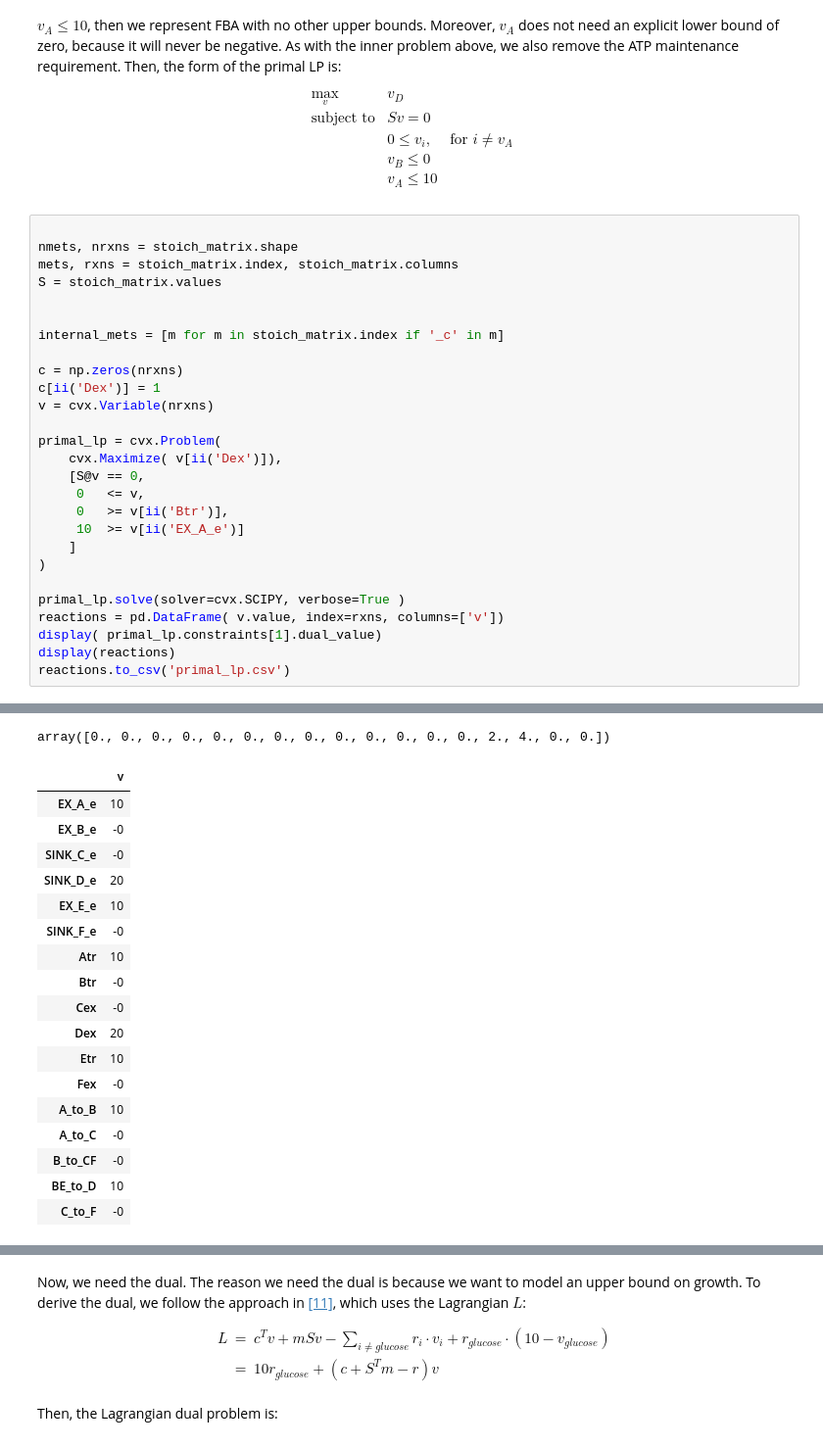
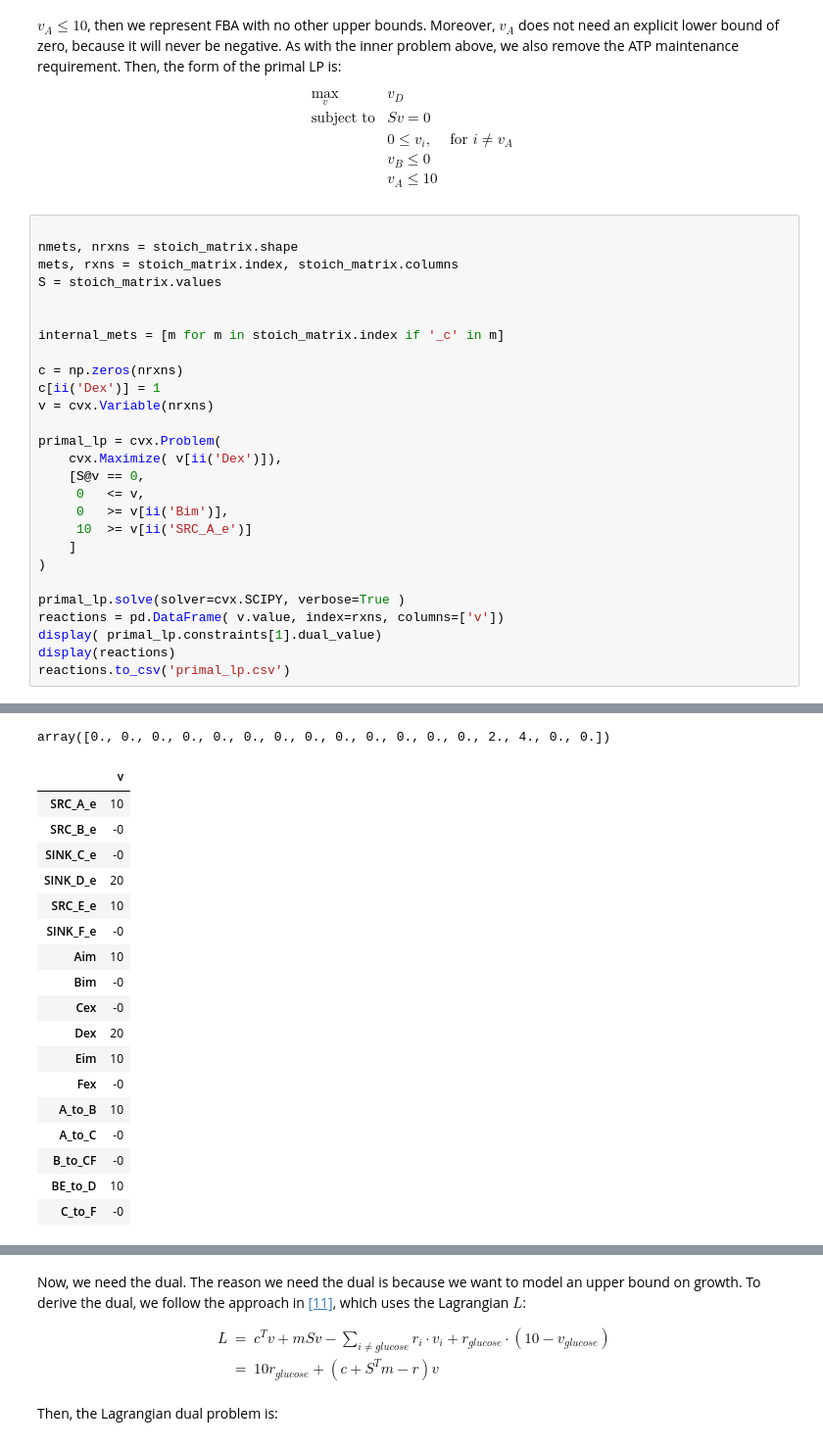
Before and after one commit to pnnl-predictive-phenomics/crop, a Jupyter notebook: docs/notebook/CROP_tests.ipynb, the cells around one changed output, grey strips where cells are left out. Shown at 98% size. Drawn from its saved outputs; the diff is of its cells as text.

```diff
--- a/docs/notebook/CROP_tests.ipynb
+++ b/docs/notebook/CROP_tests.ipynb
@@ -113,8 +113,8 @@ primal_lp = cvx.Problem(
     cvx.Maximize( v[ii('Dex')]),
     [S@v == 0,
      0   <= v,
-     0   >= v[ii('Btr')],
-     10  >= v[ii('EX_A_e')]
+     0   >= v[ii('Bim')],
+     10  >= v[ii('SRC_A_e')]
     ]
 )
 
@@ -144,16 +144,16 @@ reactions.to_csv('primal_lp.csv')
 array([0., 0., 0., 0., 0., 0., 0., 0., 0., 0., 0., 0., 0., 2., 4., 0., 0.])
 |  | v |
-| EX_A_e | 10 |
-| EX_B_e | -0 |
+| SRC_A_e | 10 |
+| SRC_B_e | -0 |
 | SINK_C_e | -0 |
 | SINK_D_e | 20 |
-| EX_E_e | 10 |
+| SRC_E_e | 10 |
 | SINK_F_e | -0 |
-| Atr | 10 |
-| Btr | -0 |
+| Aim | 10 |
+| Bim | -0 |
 | Cex | -0 |
 | Dex | 20 |
-| Etr | 10 |
+| Eim | 10 |
 | Fex | -0 |
 | A_to_B | 10 |
 | A_to_C | -0 |
```
Also changed, not shown: parts of 5 cells of this notebook, 1 other file.
